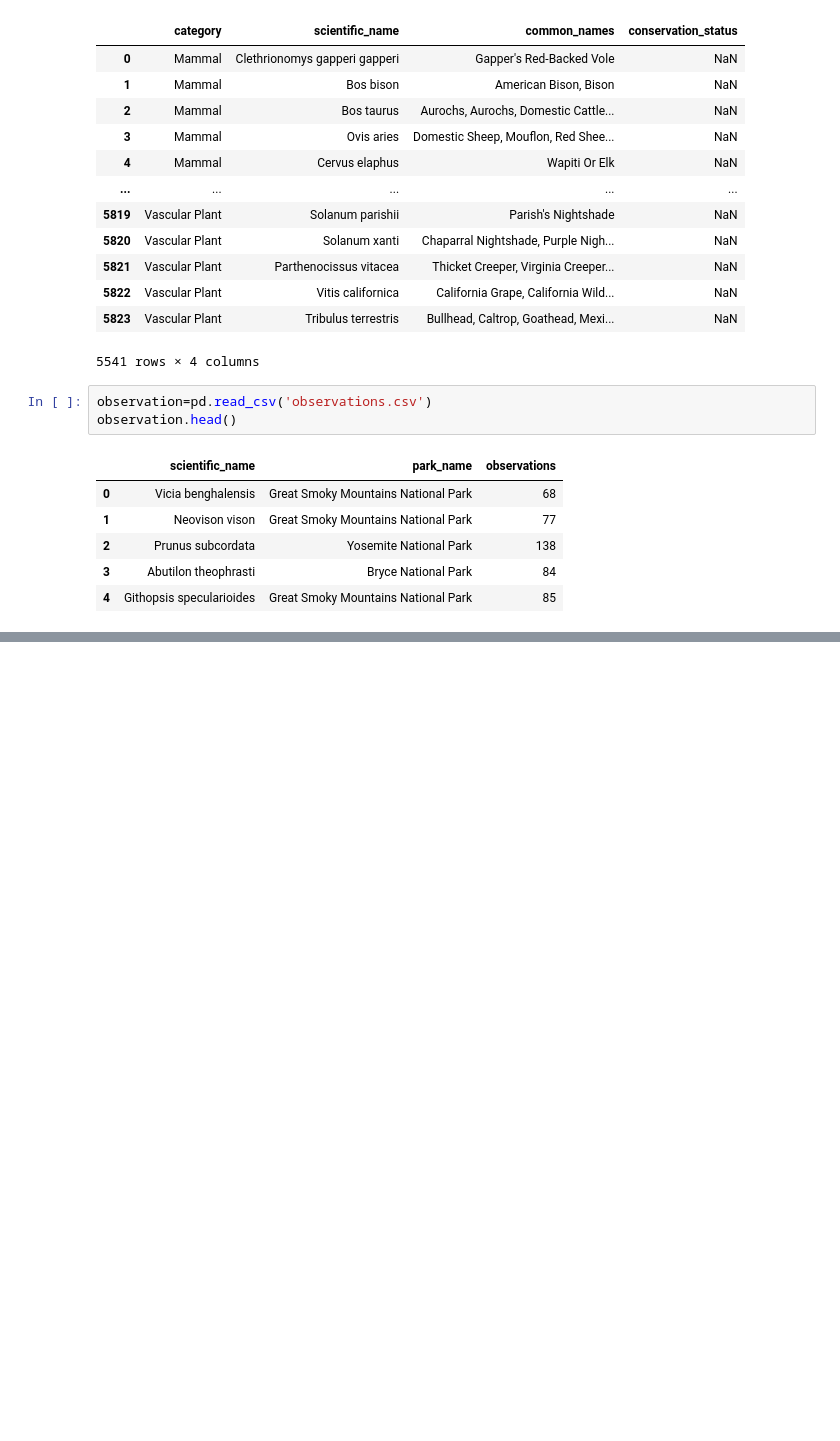
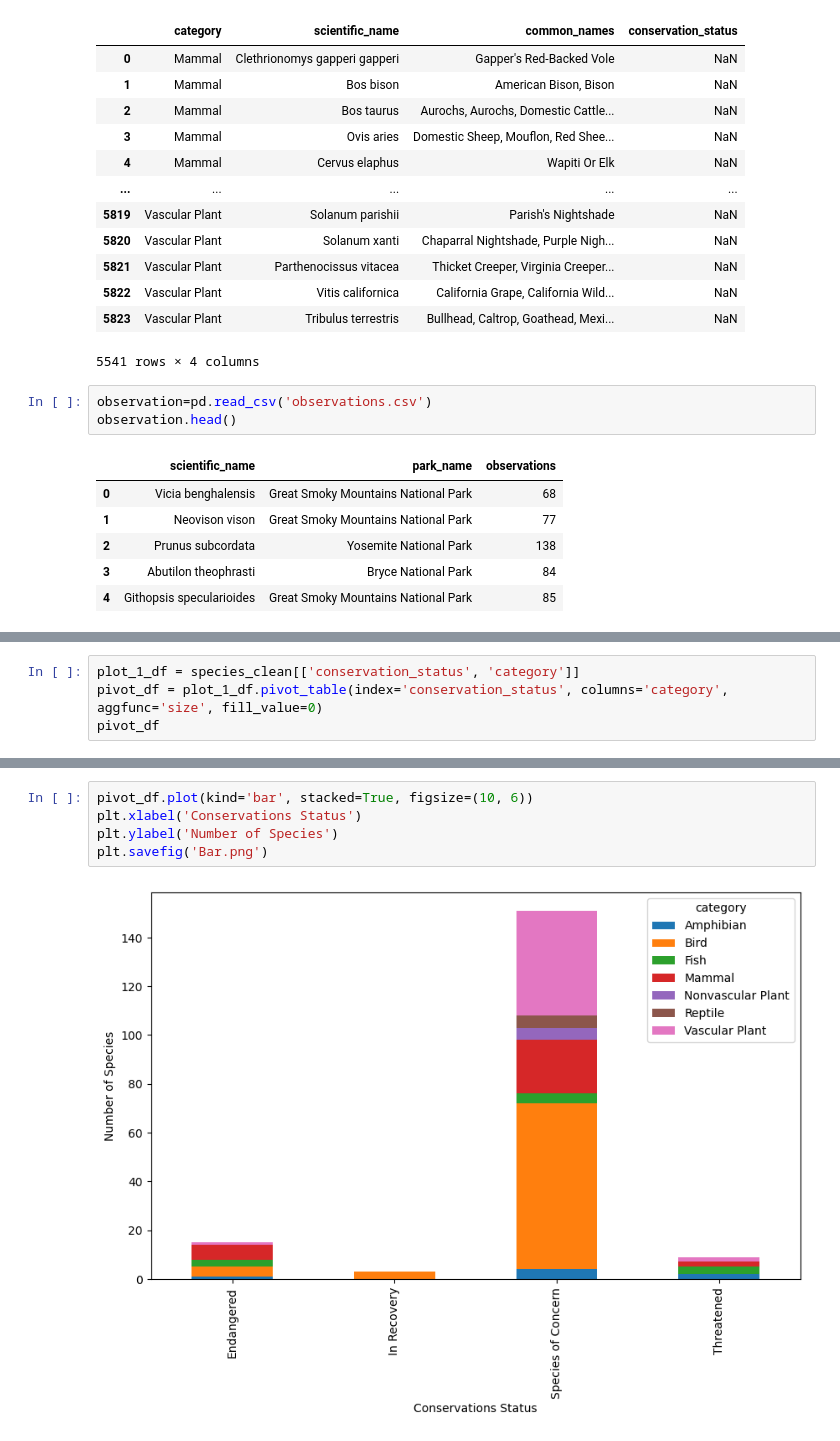
Before and after one commit to Joao-Gabriel05/National_Parks, a Jupyter notebook: biodiversity.ipynb, the cells around one changed output, grey strips where cells are left out. Drawn from its saved outputs; the diff is of its cells as text; blank space fills up the shorter version.

```diff
--- a/biodiversity.ipynb
+++ b/biodiversity.ipynb
@@ -38,3 +39,7 @@ merged.head()
 | 2 | Vicia benghalensis | Yellowstone National Park | 247 | Vascular Plant | Purple Vetch, Reddish Tufted Vetch | NaN |
 | 3 | Vicia benghalensis | Bryce National Park | 104 | Vascular Plant | Purple Vetch, Reddish Tufted Vetch | NaN |
 | 4 | Neovison vison | Great Smoky Mountains National Park | 77 | Mammal | American Mink | NaN |
+# %%
+plot_1_df = species_clean[['conservation_status', 'category']]
+pivot_df = plot_1_df.pivot_table(index='conservation_status', columns='category', aggfunc='size', fill_value=0)
+pivot_df
@@ -40,0 +53,7 @@ merged.head()
+# %%
+pivot_df.plot(kind='bar', stacked=True, figsize=(10, 6))
+plt.xlabel('Conservations Status')
+plt.ylabel('Number of Species')
+plt.savefig('Bar.png')
+# %% [output]
+[figure, added]
```
Also changed, not shown: parts of 4 cells of this notebook, 2 other files.
